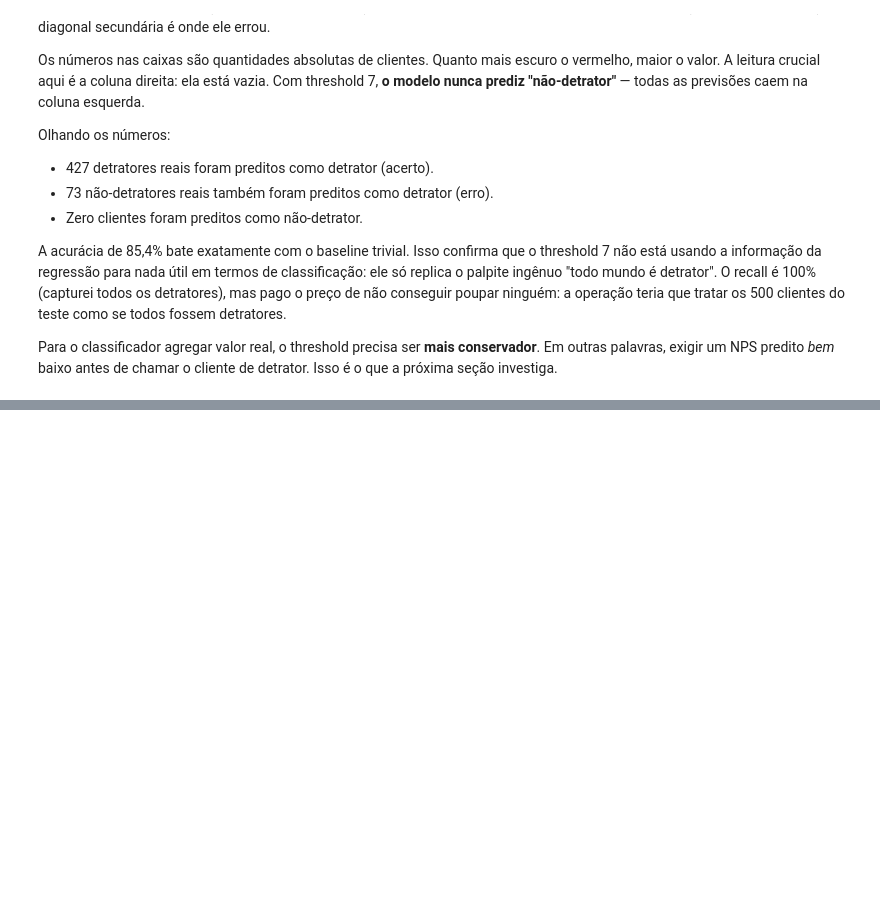
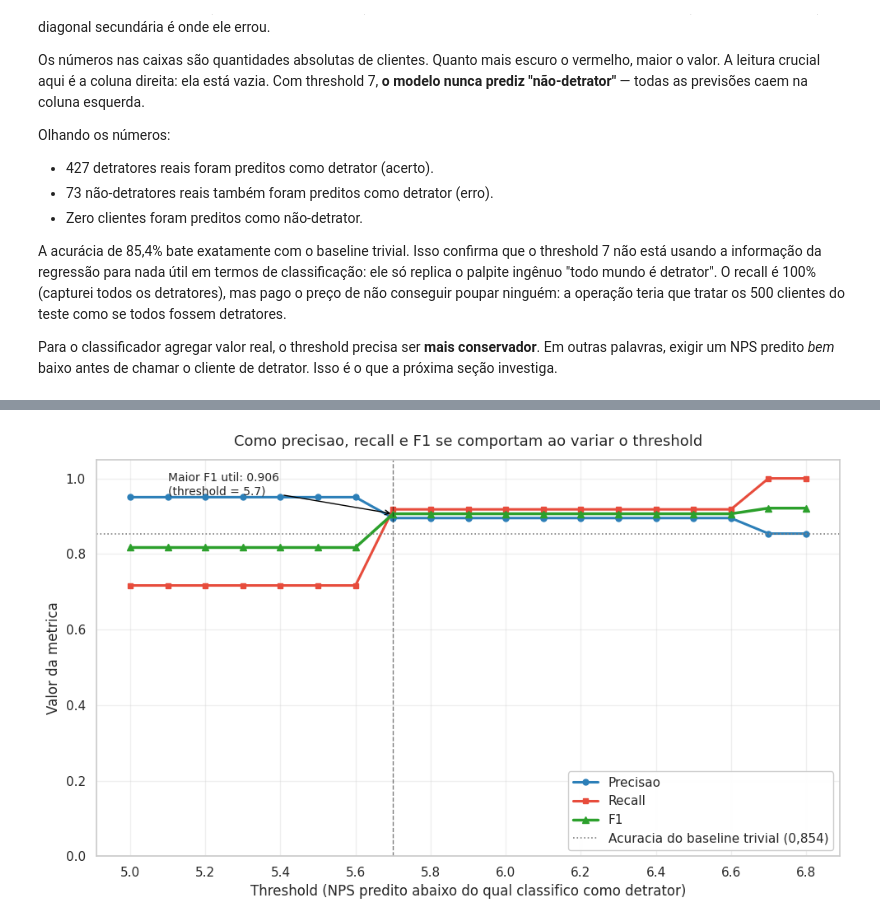
Before and after one commit to guillecosme/fiap-ai-scientist-tech-challange-fase-01, a Jupyter notebook: notebooks/06_modelagem_classificacao.ipynb, the cells around one changed output, grey strips where cells are left out. Saved outputs shown, nothing was run; the diff lists cells and outputs as text; code cells hidden in the pictures; blank space fills up the shorter version.

```diff
--- a/notebooks/06_modelagem_classificacao.ipynb
+++ b/notebooks/06_modelagem_classificacao.ipynb
@@ -243,0 +289,41 @@ Para o classificador agregar valor real, o threshold precisa ser **mais conserva
+# %%
+# Grafico de linhas: precisao, recall e F1 ao longo do threshold
+fig, ax = plt.subplots(figsize=(10, 6))
+
+ax.plot(tabela_thresholds["threshold"], tabela_thresholds["precisao"],
+        label="Precisao", color="#2c7fb8", linewidth=2.2, marker="o", markersize=5)
+ax.plot(tabela_thresholds["threshold"], tabela_thresholds["recall"],
+        label="Recall", color=cores_buckets["detrator"], linewidth=2.2, marker="s", markersize=5)
+ax.plot(tabela_thresholds["threshold"], tabela_thresholds["f1"],
+        label="F1", color="#2ca02c", linewidth=2.5, marker="^", markersize=6)
+
+# Linha do baseline
+ax.axhline(0.854, color="gray", linestyle=":", linewidth=1.2,
+           label="Acuracia do baseline trivial (0,854)")
+
+# Anota o ponto de maior F1 (excluindo a regiao degenerada >= 6,7)
+mascara_util = tabela_thresholds["threshold"] < 6.7
+idx_melhor_f1 = tabela_thresholds.loc[mascara_util, "f1"].idxmax()
+t_melhor = tabela_thresholds.loc[idx_melhor_f1, "threshold"]
+f1_melhor = tabela_thresholds.loc[idx_melhor_f1, "f1"]
+ax.axvline(t_melhor, color="black", linestyle="--", linewidth=1, alpha=0.5)
+texto_anotacao = f"Maior F1 util: {f1_melhor:.3f}" + chr(10) + f"(threshold = {t_melhor:.1f})"
+ax.annotate(texto_anotacao,
+            xy=(t_melhor, f1_melhor),
+            xytext=(t_melhor - 0.6, f1_melhor + 0.05),
+            fontsize=10,
+            arrowprops=dict(arrowstyle="->", color="black", lw=1))
+
+ax.set_xlabel("Threshold (NPS predito abaixo do qual classifico como detrator)")
+ax.set_ylabel("Valor da metrica")
+ax.set_title("Como precisao, recall e F1 se comportam ao variar o threshold", fontsize=13, pad=12)
+ax.set_ylim(0, 1.05)
+ax.set_xticks(np.arange(5.0, 6.9, 0.2))
+ax.legend(loc="lower right", framealpha=0.95)
+ax.grid(True, alpha=0.3)
+
+plt.tight_layout()
+plt.savefig(PASTA_FIGURAS / "6_5_metricas_por_threshold.png", dpi=120, bbox_inches="tight")
+plt.show()
+# %% [output]
+[figure, added]
```
Also changed, not shown: parts of 11 cells of this notebook, 2 other files.
